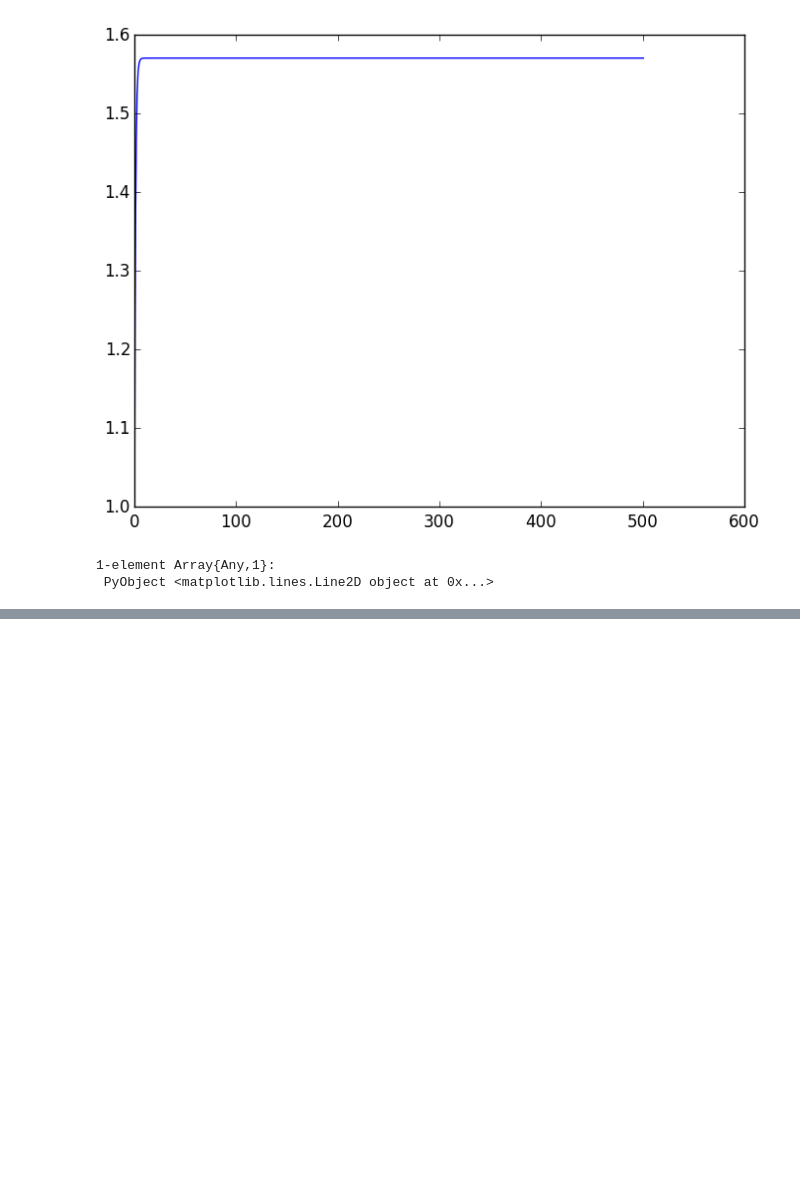
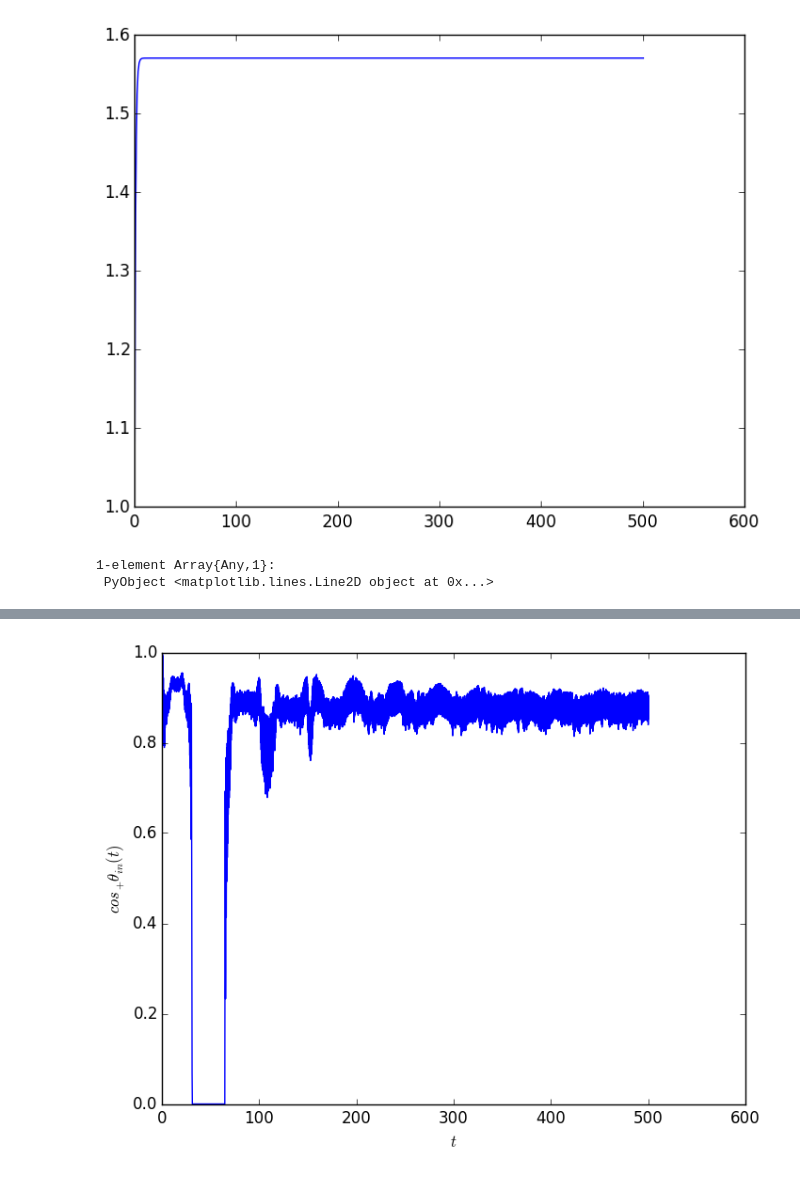
Before and after one commit to Oscarhg42/Neural-Systems, a Jupyter notebook: prueba.ipynb, the cells around one changed output, grey strips where cells are left out. Cells and saved outputs as stored; diff of their text form; code cells hidden in the pictures; blank space fills up the shorter version.

```diff
--- a/prueba.ipynb
+++ b/prueba.ipynb
@@ -148,0 +232,9 @@ plot(rest,resxin)
+# %%
+rest1, resxin1, resxex1, resxMR1, resr1, resϕ1 = Integrador_1(500.0,resp_2,10.0^(-10),20,1,π/3,2*π,1.0,0.0);
+# %%
+plot(rest1,p_f(cos(resxin1)))
+xlabel(L"t")
+ylabel(L"cos_+ \theta_{in}(t)")
+legend();
+# %% [output]
+[figure, added]
```
Also changed, not shown: parts of 14 cells of this notebook.
